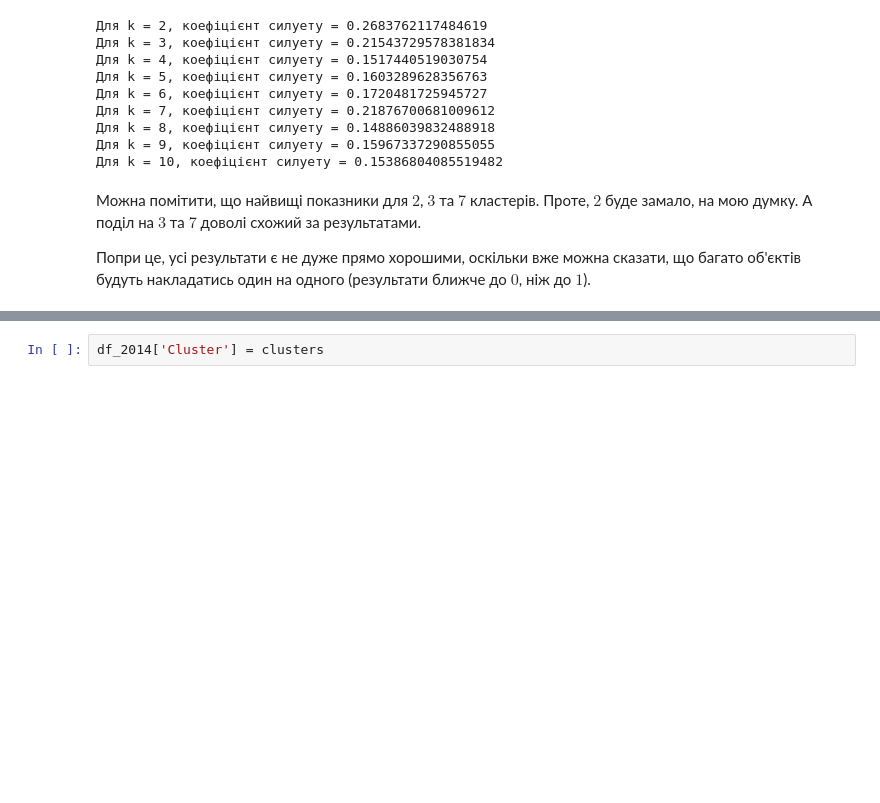
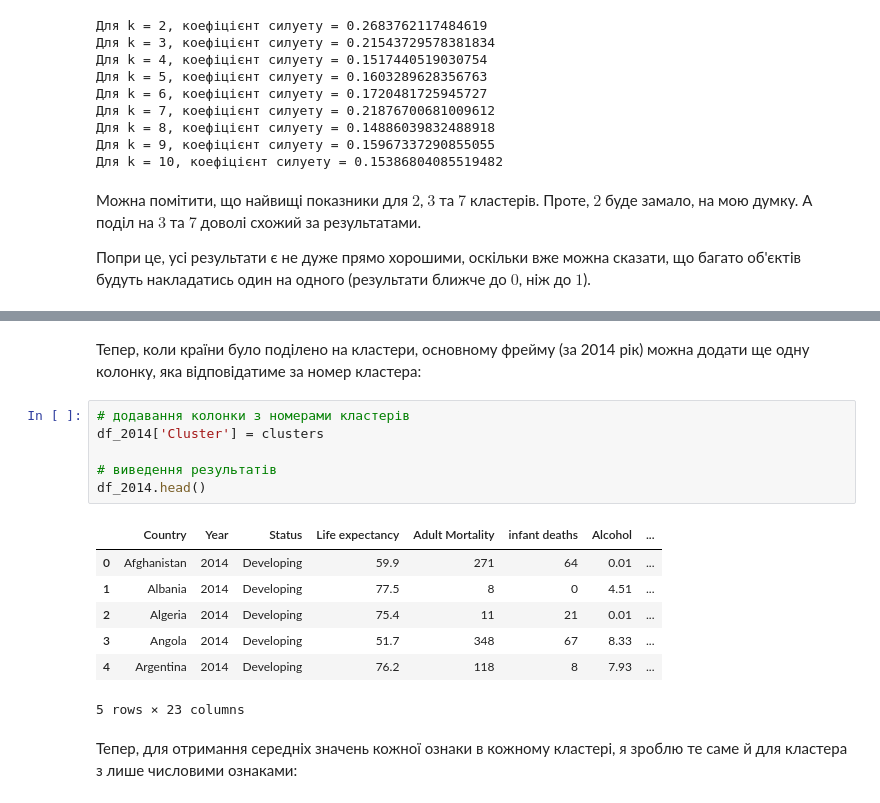
Before and after one commit to dmuman/ML-labs, a Jupyter notebook: ir/ir_3var.ipynb, the cells around one changed output, grey strips where cells are left out. Cells and saved outputs as stored; diff of their text form; blank space fills up the shorter version.

```diff
--- a/ir/ir_3var.ipynb
+++ b/ir/ir_3var.ipynb
@@ -358,3 +381,19 @@ clusters = kmeans.fit_predict(df_2014_pca)
-# %%
-df_2014['Cluster'] = clusters
+# %% [markdown]
+Тепер, коли країни було поділено на кластери, основному фрейму (за 2014 рік) можна додати ще одну колонку, яка відповідатиме за номер кластера:
+# %%
+# додавання колонки з номерами кластерів
+df_2014['Cluster'] = clusters
+
+# виведення результатів
+df_2014.head()
+# %% [output]
+|  | Country | Year | Status | Life expectancy | Adult Mortality | infant deaths | Alcohol | ... |
+| 0 | Afghanistan | 2014 | Developing | 59.9 | 271 | 64 | 0.01 | ... |
+| 1 | Albania | 2014 | Developing | 77.5 | 8 | 0 | 4.51 | ... |
+| 2 | Algeria | 2014 | Developing | 75.4 | 11 | 21 | 0.01 | ... |
+| 3 | Angola | 2014 | Developing | 51.7 | 348 | 67 | 8.33 | ... |
+| 4 | Argentina | 2014 | Developing | 76.2 | 118 | 8 | 7.93 | ... |
+5 rows × 23 columns
+# %% [markdown]
+Тепер, для отримання середніх значень кожної ознаки в кожному кластері, я зроблю те саме й для кластера з лише числовими ознаками:
 # %%
```
Also changed, not shown: parts of 12 cells of this notebook.
